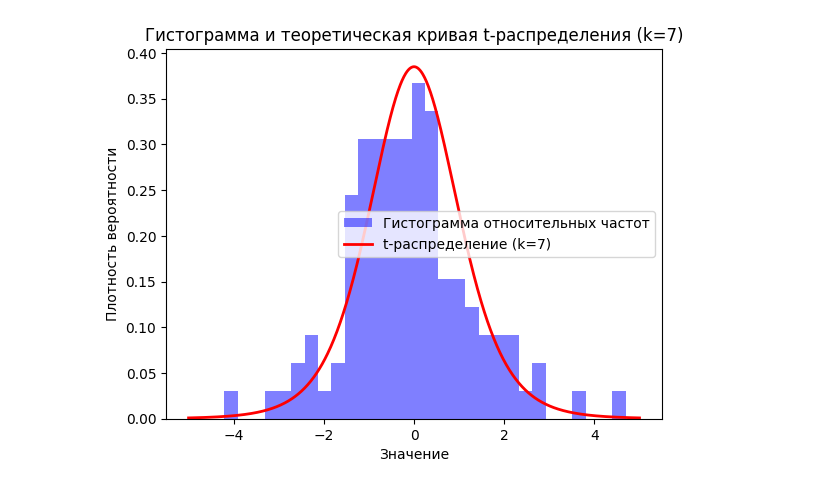
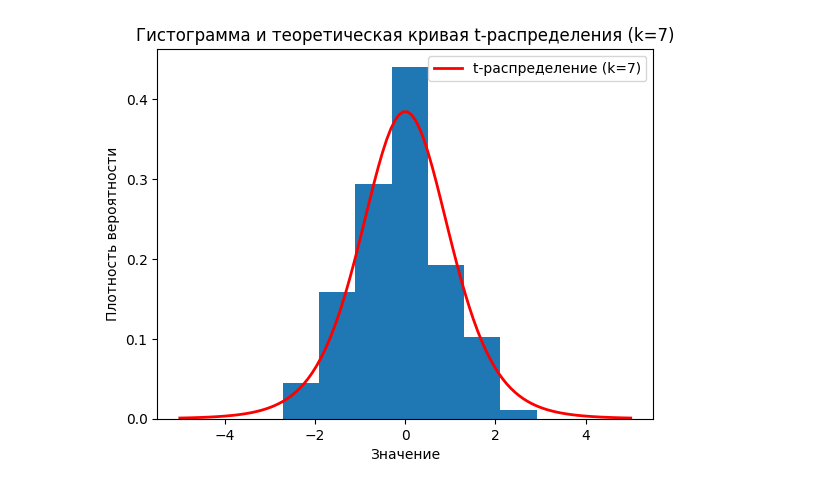
Before and after one commit to MaargoGysarova/Static_lab_1, a Jupyter notebook: Lab_1/Пункт_2.ipynb, the cells around one changed output. Cells and saved outputs as stored; diff of their text form; code cells hidden in the pictures.

```diff
--- a/Lab_1/Пункт_2.ipynb
+++ b/Lab_1/Пункт_2.ipynb
@@ -30,0 +11,8 @@ plt.hist(random_sample, bins=30, density=True, alpha=0.5, color='b', label='Вы
+# %%
+# Генерируем выборку
+random_sample = np.random.standard_t(df=k, size=n)
+h = 3.5 * np.std(random_sample) / (n ** (1 / 3))
+k_1 = int((max(random_sample) - min(random_sample)) / h)
+print('h = ', h)
+print('k = ', k_1)
+print(random_sample)
@@ -31,17 +37,17 @@ plt.hist(random_sample, bins=30, density=True, alpha=0.5, color='b', label='Вы
 # %%
-    plt.hist(random_sample, bins=30, density=True, alpha=0.5, color='b', label='Гистограмма относительных частот')
-    # Строим теоретическую кривую распределения
-    x = np.linspace(-5, 5, 1000)
-    t_pdf = t.pdf(x, df=k)
-    plt.plot(x, t_pdf, 'r', lw=2, label=f't-распределение (k={k})')
+plt.hist(random_sample, bins=k_1, density=True)
+# Строим теоретическую кривую распределения
+x = np.linspace(-5, 5, n)
+t_pdf = t.pdf(x, df=k)
+plt.plot(x, t_pdf, 'r', lw=2, label=f't-распределение (k={k})')
 
-    plt.xlabel('Значение')
-    plt.ylabel('Плотность вероятности')
-    plt.legend()
-    plt.title(f'Гистограмма и теоретическая кривая t-распределения (k={k})')
-    plt.show()
+plt.xlabel('Значение')
+plt.ylabel('Плотность вероятности')
+plt.legend()
+plt.title(f'Гистограмма и теоретическая кривая t-распределения (k={k})')
+plt.show()
 # %% [output]
-[figure, old version]
+[figure, new version]
 # %%
 plt.boxplot(random_sample, vert=False)
 plt.xlabel('Значение')
```
Also changed, not shown: parts of 9 cells of this notebook, 4 other files.
